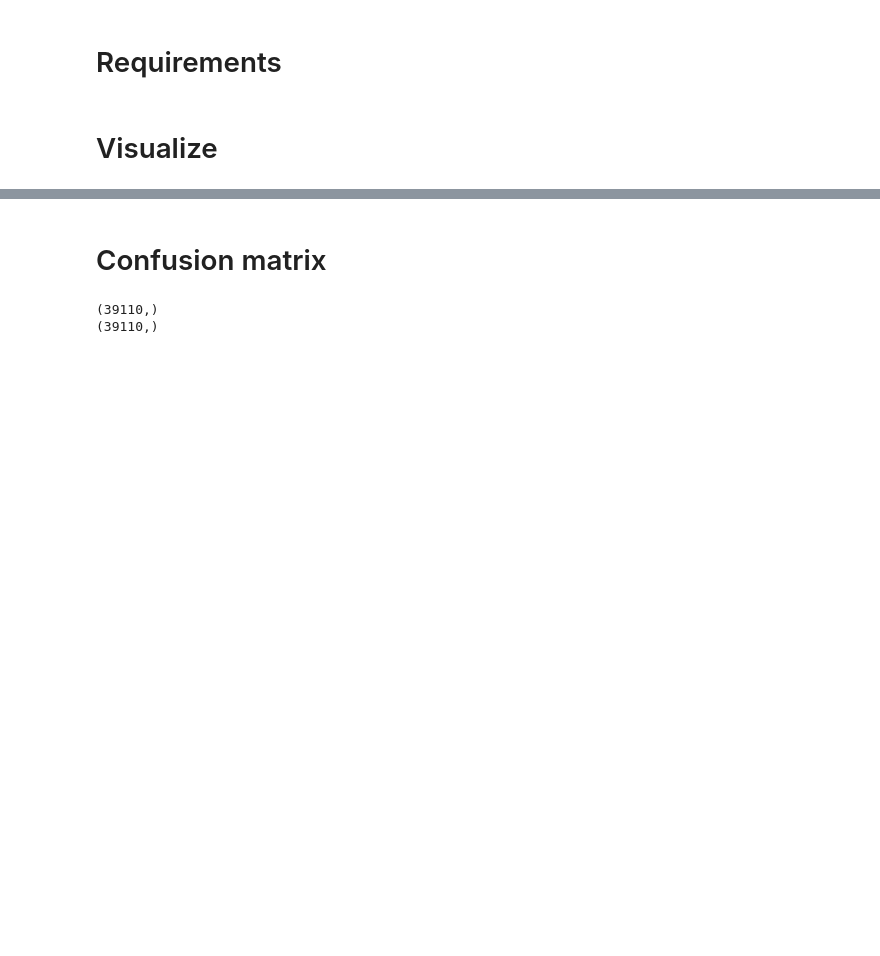
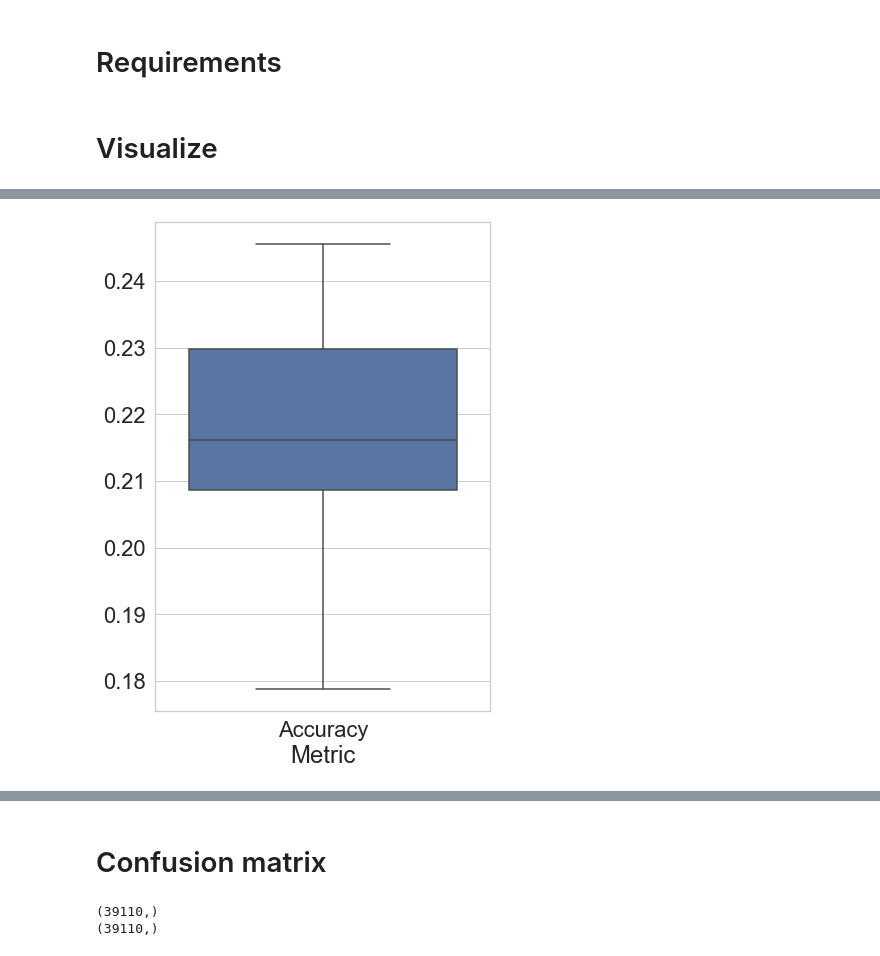
Before and after one commit to EEL-competition/solution, a Jupyter notebook: phraseology/notebooks/3_visualize_results.ipynb, the cells around one changed output, grey strips where cells are left out. Saved outputs shown, nothing was run; the diff lists cells and outputs as text; code cells hidden in the pictures; blank space fills up the shorter version.

```diff
--- a/phraseology/notebooks/3_visualize_results.ipynb
+++ b/phraseology/notebooks/3_visualize_results.ipynb
@@ -28,0 +31,25 @@ No artists with labels found to put in legend.  Note that artists whose label st
+# %%
+data = pd.read_csv("/Users/pavelpopov/courses/Advanced_Machine_Learning/project/phraseology/logs/221204.191914-experiment-mlp-balanced_all/runs.csv")
+auc = data["test_score"].to_numpy()
+acc = data["test_accuracy"].to_numpy()
+
+acc_data = pd.DataFrame({
+    "Metric": ["Accuracy"] * acc.shape[0],
+    "Score": acc
+})
+auc_data = pd.DataFrame({
+    "Metric": ["AUC"] * auc.shape[0],
+    "Score": auc
+})
+# %%
+ax = sns.boxplot(y="Score", x="Metric",
+            data=acc_data)
+ax.set(ylabel='')
+plt.savefig(
+    "./mlp_acc.png",
+    format="png",
+    dpi=300,
+    bbox_inches='tight',
+)
+# %% [output]
+[figure, added]
```
Also changed, not shown: parts of 11 cells of this notebook, 3 other files.
